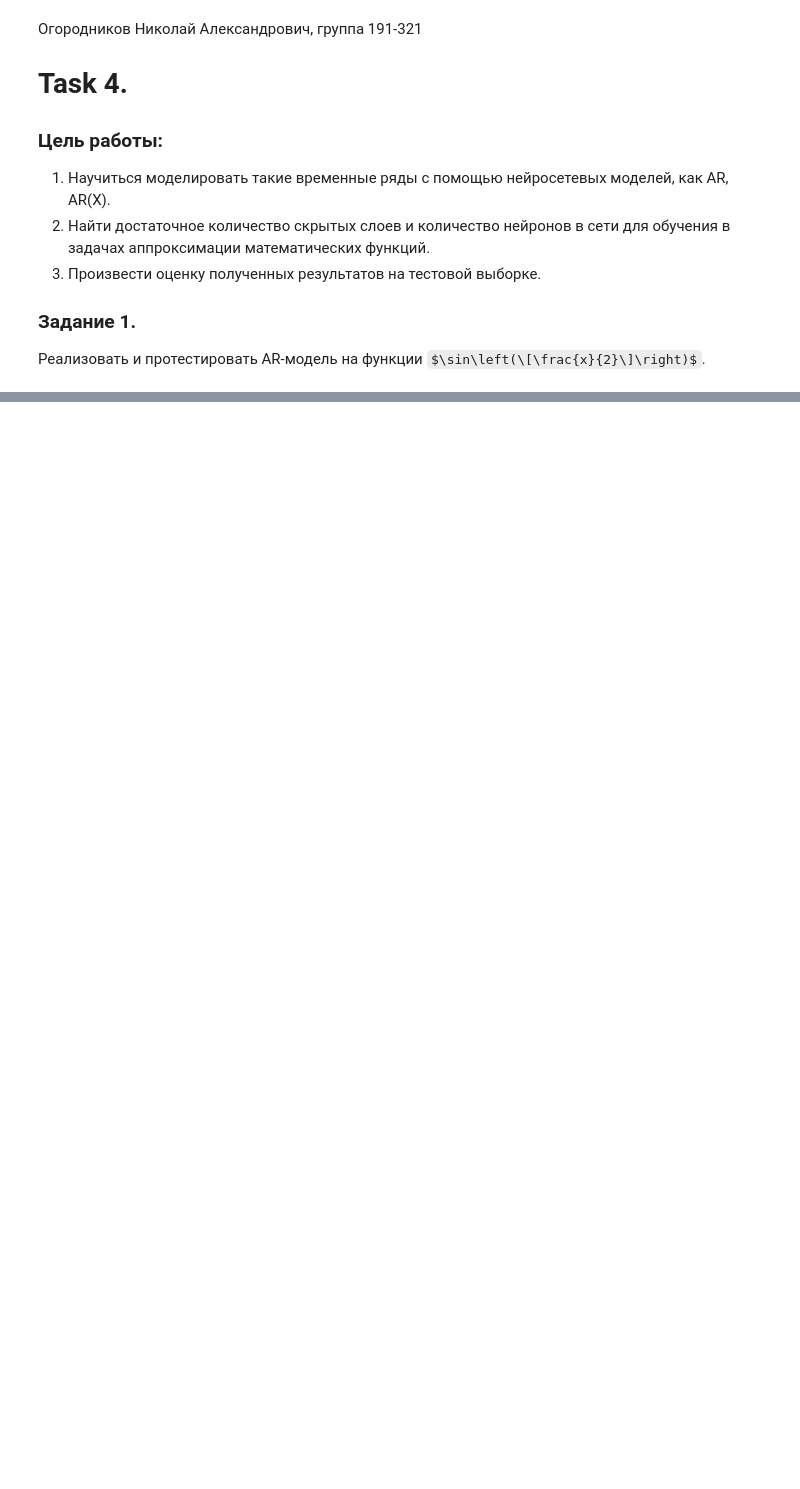
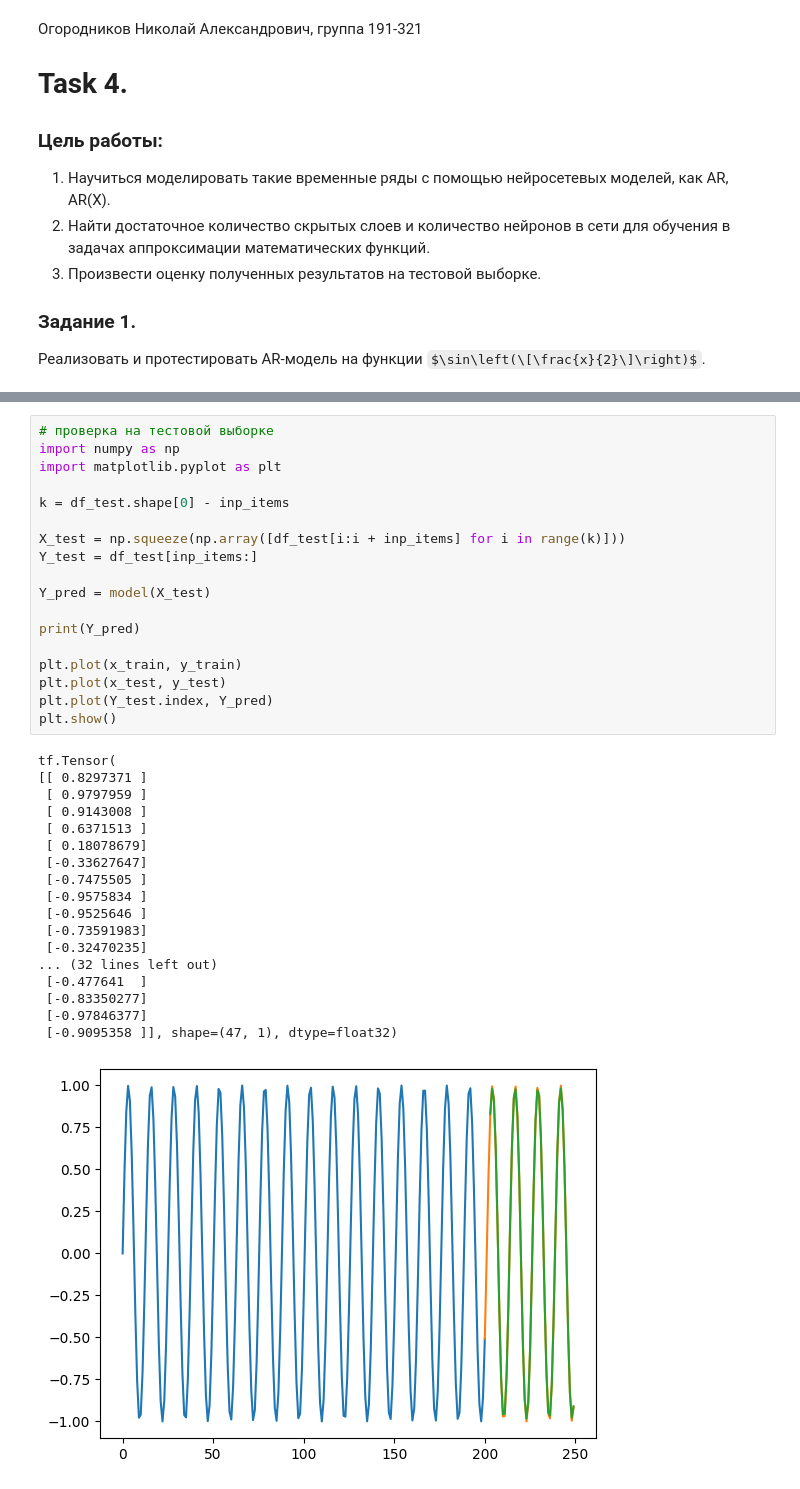
Before and after one commit to kolus-mospolytech/machine_learning-7sem, a Jupyter notebook: task4/task4.ipynb, the cells around one changed output, grey strips where cells are left out. Cells and saved outputs as stored; diff of their text form; some formulas as TeX source; blank space fills up the shorter version.

```diff
--- a/task4/task4.ipynb
+++ b/task4/task4.ipynb
@@ -119,0 +143,37 @@ plt.show()
+# %%
+# проверка на тестовой выборке
+import numpy as np
+import matplotlib.pyplot as plt
+
+k = df_test.shape[0] - inp_items
+
+X_test = np.squeeze(np.array([df_test[i:i + inp_items] for i in range(k)]))
+Y_test = df_test[inp_items:]
+
+Y_pred = model(X_test)
+
+print(Y_pred)
+
+plt.plot(x_train, y_train)
+plt.plot(x_test, y_test)
+plt.plot(Y_test.index, Y_pred)
+plt.show()
+# %% [output]
+tf.Tensor(
+[[ 0.8297371 ]
+ [ 0.9797959 ]
+ [ 0.9143008 ]
+ [ 0.6371513 ]
+ [ 0.18078679]
+ [-0.33627647]
+ [-0.7475505 ]
+ [-0.9575834 ]
+ [-0.9525646 ]
+ [-0.73591983]
+ [-0.32470235]
+... (32 lines left out)
+ [-0.477641  ]
+ [-0.83350277]
+ [-0.97846377]
+ [-0.9095358 ]], shape=(47, 1), dtype=float32)
+[figure, added]
```
Also changed, not shown: parts of 10 cells of this notebook.
